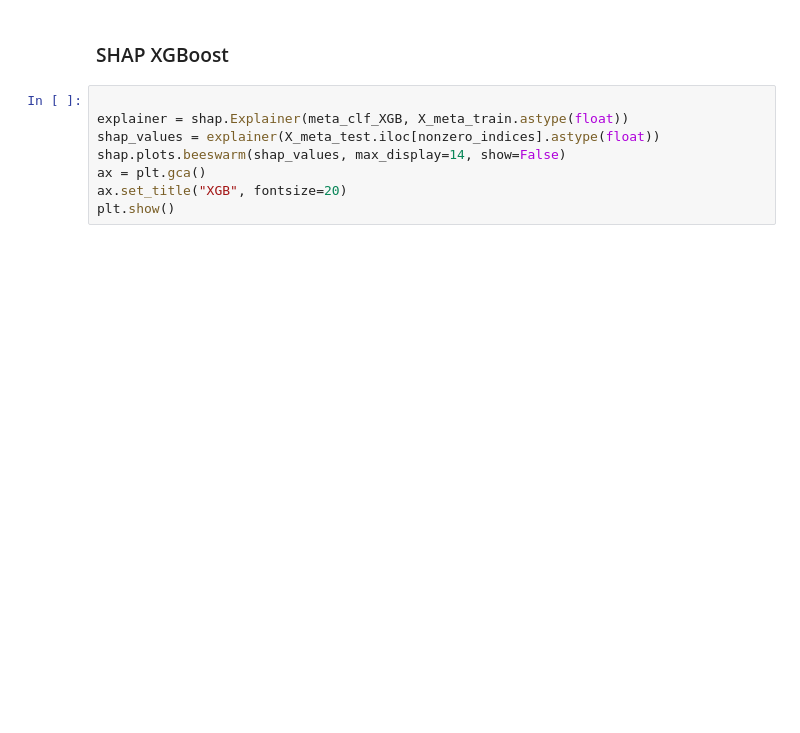
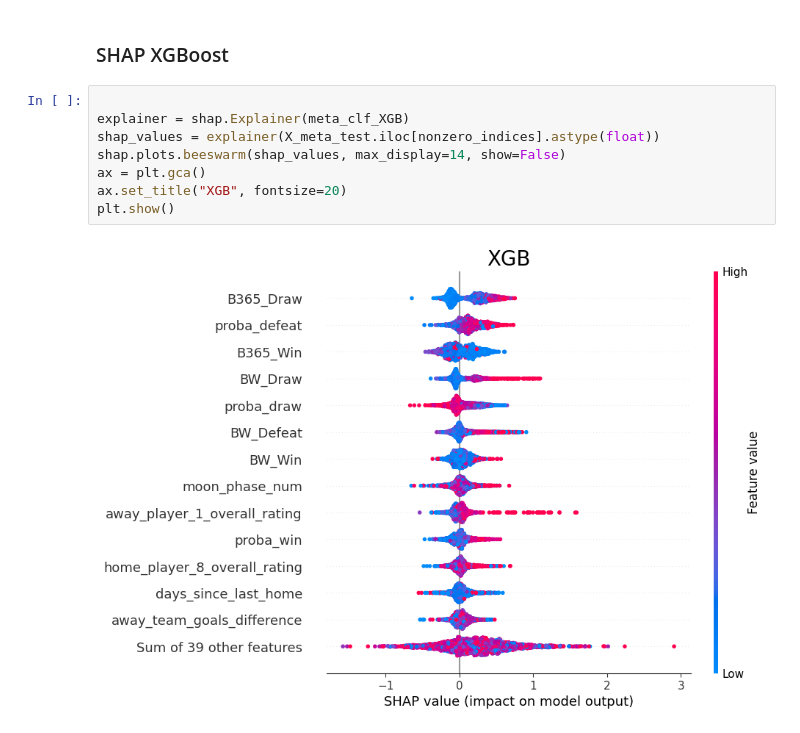
Before and after one commit to leolabla/MetaLabelingSportsPrediction, a Jupyter notebook: Modeling.ipynb, the cells around one changed output. Saved outputs shown, nothing was run; the diff lists cells and outputs as text; blank space fills up the shorter version.

```diff
--- a/Modeling.ipynb
+++ b/Modeling.ipynb
@@ -625,12 +636,14 @@ Correct predicts on bets: 0.5931 (1188/2003)
 ### SHAP XGBoost
 # %%
 
-explainer = shap.Explainer(meta_clf_XGB, X_meta_train.astype(float))
+explainer = shap.Explainer(meta_clf_XGB)
 shap_values = explainer(X_meta_test.iloc[nonzero_indices].astype(float))
 shap.plots.beeswarm(shap_values, max_display=14, show=False)
 ax = plt.gca()
 ax.set_title("XGB", fontsize=20)
 plt.show()
+# %% [output]
+[figure, added]
 # %%
 import matplotlib.pyplot as plt
 
```
Also changed, not shown: parts of 12 cells of this notebook.
